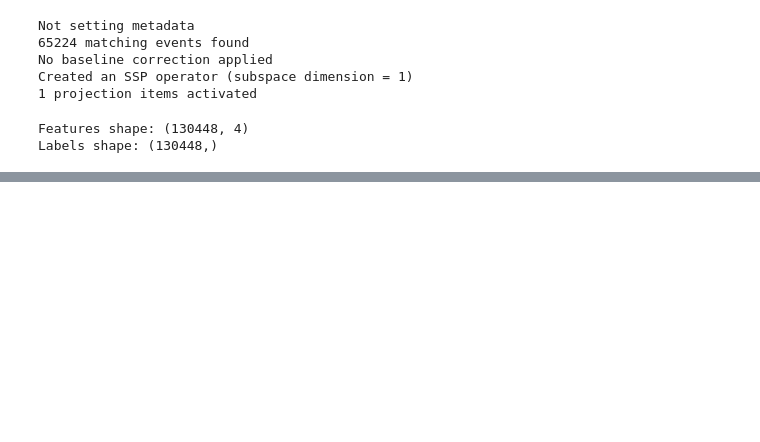
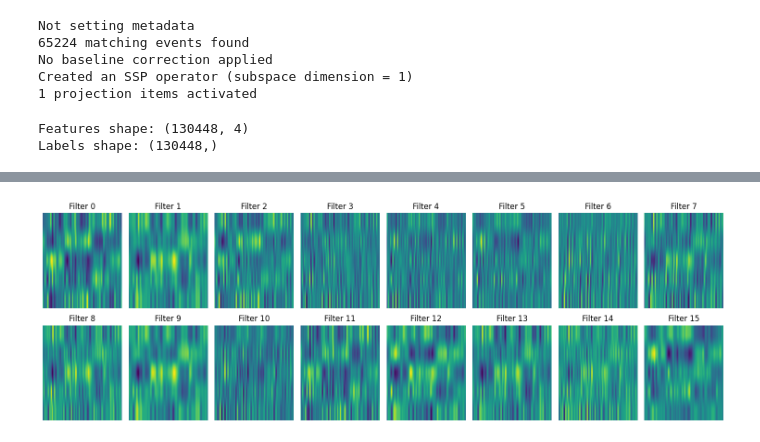
Before and after one commit to zaaisvanzyl/neural-interface-ml-pipeline, a Jupyter notebook: notebooks/main_runner.ipynb, the cells around one changed output, grey strips where cells are left out. Saved outputs shown, nothing was run; the diff lists cells and outputs as text; code cells hidden in the pictures; blank space fills up the shorter version.

```diff
--- a/notebooks/main_runner.ipynb
+++ b/notebooks/main_runner.ipynb
@@ -376,0 +305,15 @@ Model: "functional"
+# %%
+from sklearn.model_selection import train_test_split
+from keras.utils import to_categorical
+
+encoded_labels = labels_final
+eeg_data = features_final
+
+# Split into training and testing sets
+X_train, X_test, y_train, y_test = train_test_split(
+    eeg_data, labels_final, test_size=0.2, random_state=42
+)
+
+# Reshape for EEGNet (add channel dimension)
+X_train = X_train[..., np.newaxis]
+X_test = X_test[..., np.newaxis]
@@ -376,0 +452,18 @@ Model: "functional"
+# %%
+layer_name = 'conv2d_11'
+intermediate_model = tf.keras.Model(inputs=cnn_model.input,
+                                  outputs=cnn_model.get_layer(layer_name).output)
+
+sample_idx = 0
+activations = intermediate_model.predict(X_test[sample_idx:sample_idx+1])
+
+# Plot activations
+plt.figure(figsize=(15, 5))
+for i in range(min(16, activations.shape[-1])):
+    plt.subplot(2, 8, i+1)
+    plt.imshow(activations[0, :, :, i], aspect='auto')
+    plt.title(f'Filter {i}')
+    plt.axis('off')
+plt.tight_layout()
+plt.show()
+# %% [output]
@@ -376,0 +471 @@ Model: "functional"
+[figure, added]
```
Also changed, not shown: parts of 9 cells of this notebook, 2 other files.
